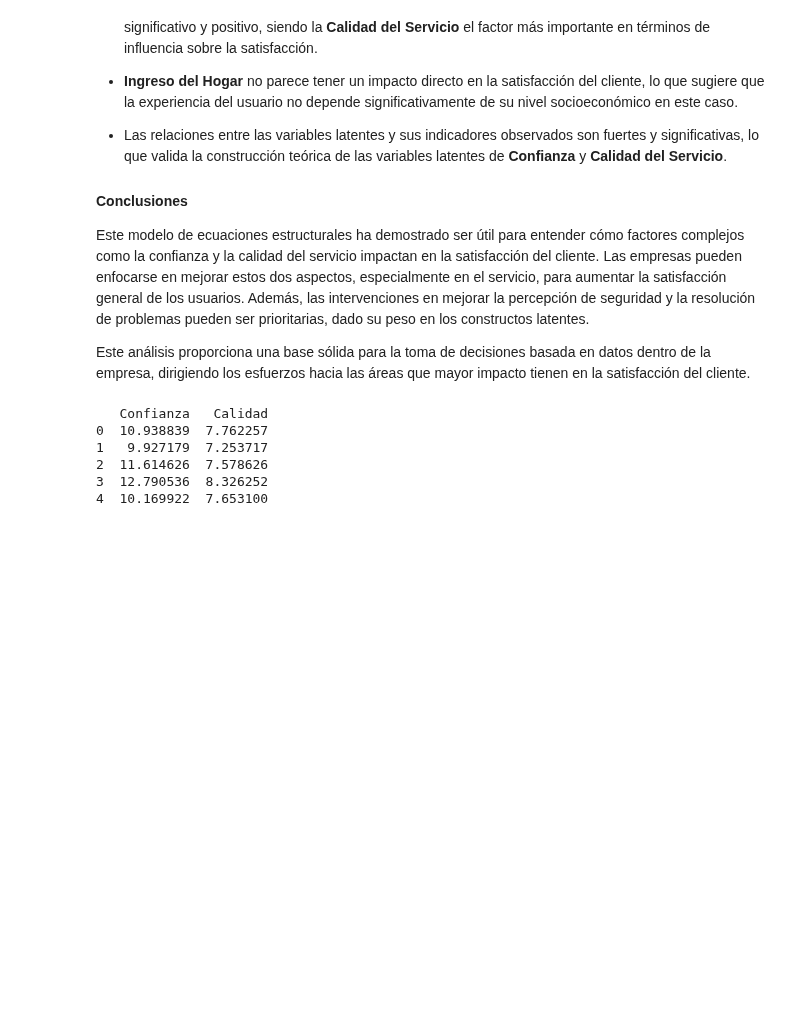
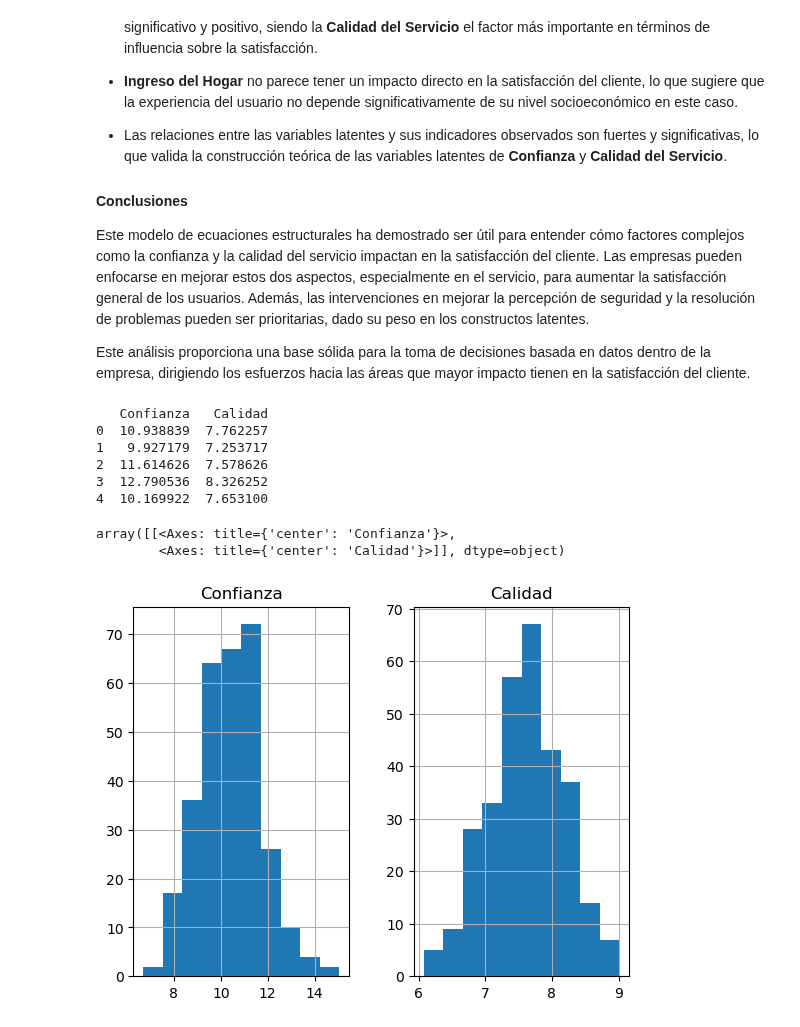
Before and after one commit to LuisMB09/lab_analisis_datos, a Jupyter notebook: clase12-sem.ipynb, the cells around one changed output. Saved outputs shown, nothing was run; the diff lists cells and outputs as text; code cells hidden in the pictures; blank space fills up the shorter version.

```diff
--- a/clase12-sem.ipynb
+++ b/clase12-sem.ipynb
@@ -307,3 +307,9 @@ print(latent_values.head())
 2  11.614626  7.578626
 3  12.790536  8.326252
 4  10.169922  7.653100
+# %%
+latent_values.hist()
+# %% [output]
+array([[<Axes: title={'center': 'Confianza'}>,
+        <Axes: title={'center': 'Calidad'}>]], dtype=object)
+[figure, added]
```
Also changed, not shown: parts of 2 cells of this notebook.
